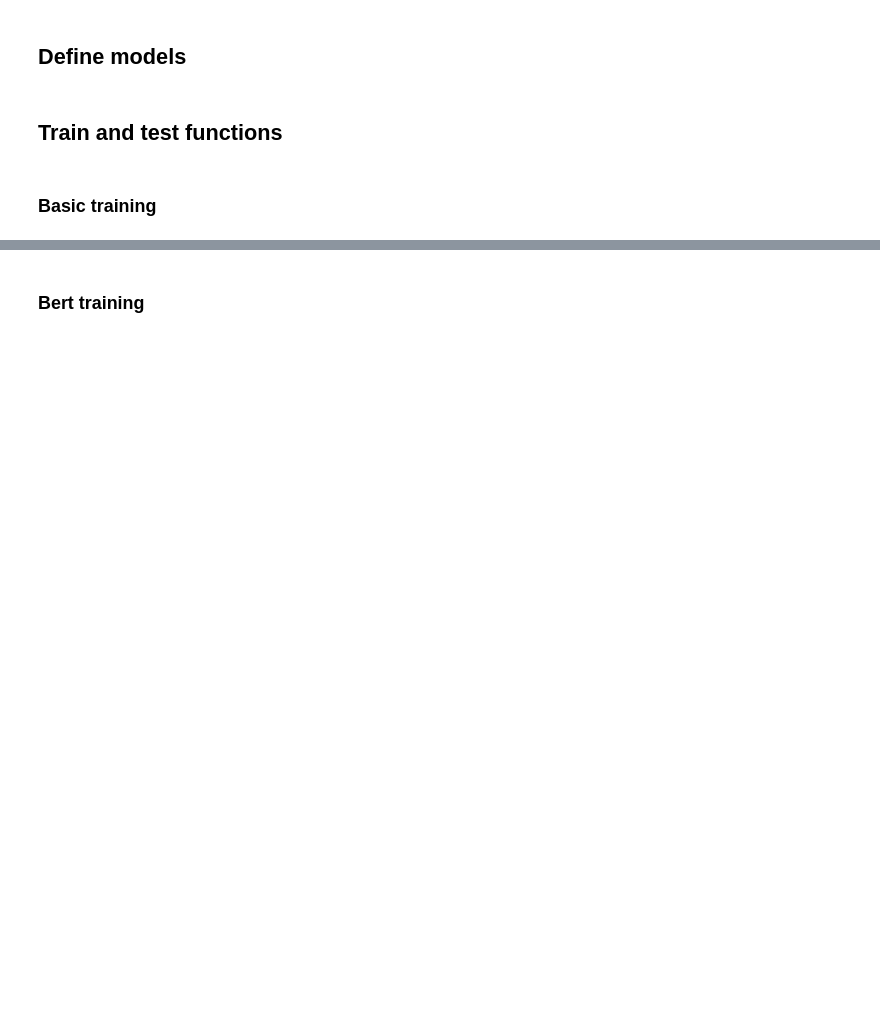
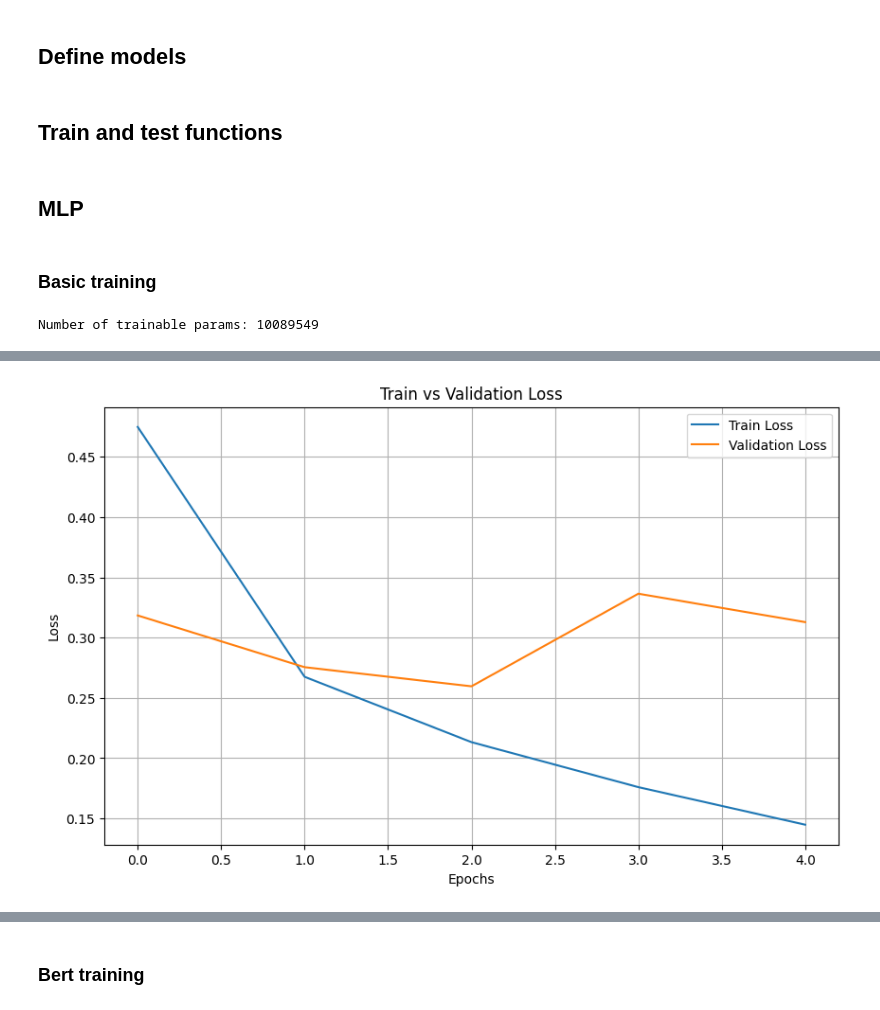
Before and after one commit to Totm33606/hddl_project, a Jupyter notebook: project4/rnn.ipynb, the cells around one changed output, grey strips where cells are left out. Drawn from its saved outputs; the diff is of its cells as text; code cells hidden in the pictures; blank space fills up the shorter version.

```diff
--- a/project4/rnn.ipynb
+++ b/project4/rnn.ipynb
@@ -242,6 +438,16 @@ class GRUClassifier(nn.Module):
 # %% [markdown]
 ## Train and test functions
 # %%
+def plot_loss(train_losses, val_losses):
+    plt.figure(figsize=(10, 6))
+    plt.plot(train_losses, label='Train Loss')
+    plt.plot(val_losses, label='Validation Loss')
+    plt.xlabel('Epochs')
+    plt.ylabel('Loss')
+    plt.title('Train vs Validation Loss')
+    plt.legend()
+    plt.grid(True)
+    plt.show()
 # Train function
 def train_epoch(model, data_loader, criterion, optimizer):
     model.train()
@@ -292,5 +498,28 @@ def evaluate(model, data_loader, criterion):
 
 def count_trainable_parameters(model):
     return sum(p.numel() for p in model.parameters() if p.requires_grad)
+# %% [markdown]
+## MLP
 # %% [markdown]
 ### Basic training
+# %%
+model_mlp = MLPClassifier(pretrained=False)
+model_mlp.to(DEVICE)
+criterion = nn.BCELoss(reduction='sum')
+optimizer = optim.Adam(model_mlp.parameters(), lr=1e-3)
+print(f"Number of trainable params: {count_trainable_parameters(model_mlp)}")
+train_losses = []
+val_losses = []
+for epoch in range(NUM_EPOCHS):
+    start_time = time.time()
+    train_loss, train_acc, train_f1 = train_epoch(model_mlp, basic_train_loader, criterion, optimizer)
+    train_losses.append(train_loss)
+    val_loss, val_acc, val_f1 = evaluate(model_mlp, basic_val_loader, criterion)
+    val_losses.append(val_loss)
+    end_time = time.time()
+
+    print(f"Epoch: {epoch+1}/{NUM_EPOCHS} | Train Loss: {train_loss:.4f} | Train Acc: {train_acc:.4f} | "
+          f"Train F1: {train_f1:.4f} | Val Loss: {val_loss:.4f} | Val Acc: {val_acc:.4f} | Val F1: {val_f1:.4f} | Time: {end_time-start_time:.2f}s")
+plot_loss(train_losses, val_losses)
+# %% [output]
+Number of trainable params: 10089549
@@ -296,0 +531 @@ def count_trainable_parameters(model):
+[figure, added]
```
Also changed, not shown: parts of 42 cells of this notebook.
